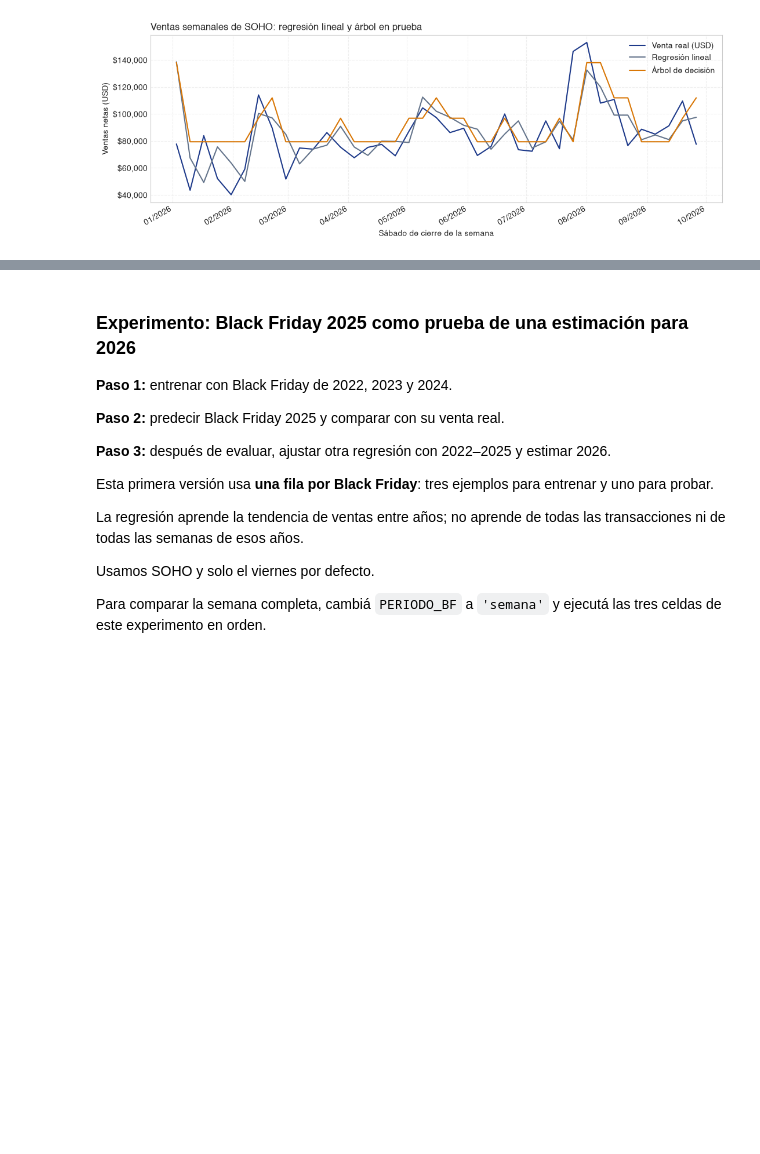
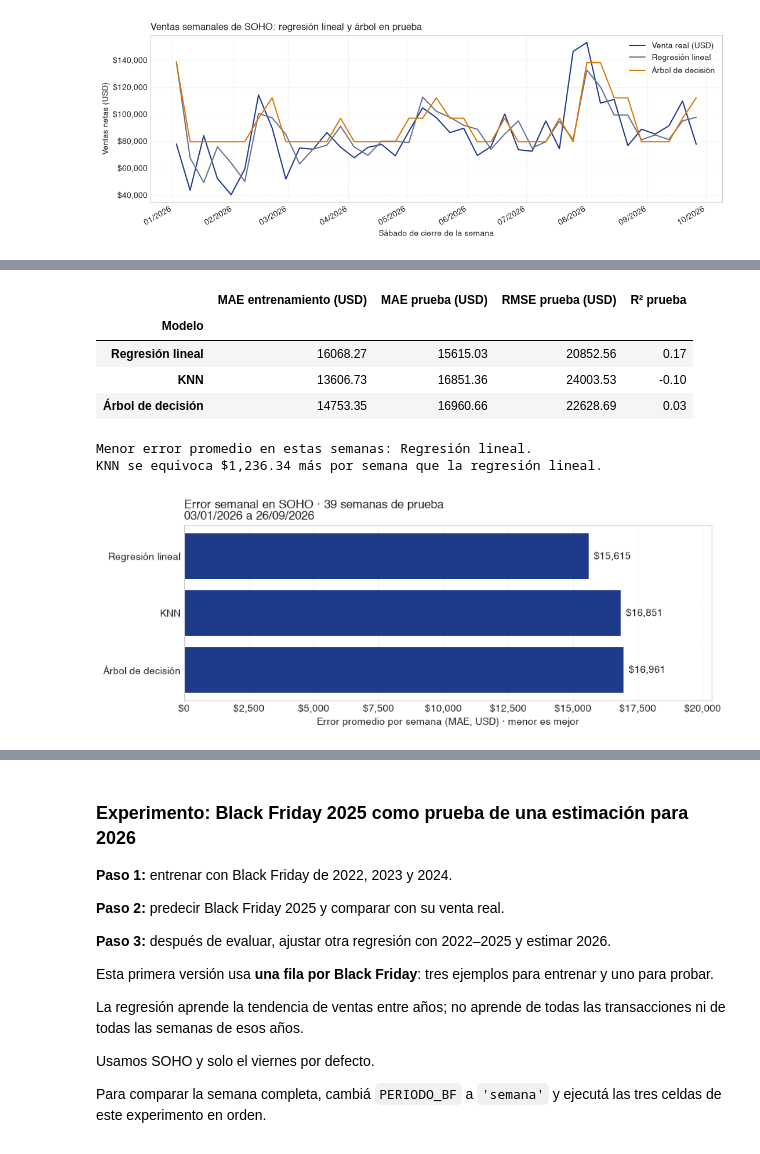
Before and after one commit to geramargonzalez/sales-revenue-datascience, a Jupyter notebook: sales-revenue-jewery.ipynb, the cells around one changed output, grey strips where cells are left out. Drawn from its saved outputs; the diff is of its cells as text; code cells hidden in the pictures; blank space fills up the shorter version.

Commit message:
Fase 24 : Agregar KNN y comparar modelos de ventas

```diff
--- a/sales-revenue-jewery.ipynb
+++ b/sales-revenue-jewery.ipynb
@@ -2636,0 +2654,17 @@ Error promedio de copiar la misma semana del año anterior: $18,121.61.
+# %%
+# Empezamos con cinco semanas parecidas, sin elegir k mirando la prueba
+VECINOS_KNN = 5
+assert isinstance(VECINOS_KNN, int) and 1 <= VECINOS_KNN <= len(X_train_rl), (
+    'VECINOS_KNN debe ser un entero entre 1 y la cantidad de semanas de entrenamiento'
+)
+
+modelo_knn = Pipeline([
+    ('escala', StandardScaler()),
+    ('vecinos', KNeighborsRegressor(n_neighbors=VECINOS_KNN, weights='uniform'))
+])
+modelo_knn.fit(X_train_rl, y_train_rl)
+y_pred_knn = modelo_knn.predict(X_test_rl)
+
+print(f'Tienda: {UBICACION_RL} | Vecinos por predicción: {VECINOS_KNN}')
+print(f'Entrenamiento: {len(X_train_rl)} semanas | Prueba: {len(X_test_rl)} semanas')
+print(f'Prueba: {X_test_rl.index.min():%d/%m/%Y} a {X_test_rl.index.max():%d/%m/%Y}')
@@ -2636,0 +2689,57 @@ Error promedio de copiar la misma semana del año anterior: $18,121.61.
+# %%
+resultados_knn = []
+predicciones_knn = pd.DataFrame({'Venta real (USD)': y_test_rl})
+
+for nombre, modelo in [
+    ('Regresión lineal', modelo_rl),
+    ('Árbol de decisión', modelo_arbol),
+    ('KNN', modelo_knn)
+]:
+    pred_entrenamiento = modelo.predict(X_train_rl)
+    pred_prueba = modelo.predict(X_test_rl)
+    predicciones_knn[nombre] = pred_prueba
+    resultados_knn.append({
+        'Modelo': nombre,
+        'MAE entrenamiento (USD)': mean_absolute_error(y_train_rl, pred_entrenamiento),
+        'MAE prueba (USD)': mean_absolute_error(y_test_rl, pred_prueba),
+        'RMSE prueba (USD)': np.sqrt(mean_squared_error(y_test_rl, pred_prueba)),
+        'R² prueba': r2_score(y_test_rl, pred_prueba)
+    })
+
+comparacion_knn = pd.DataFrame(resultados_knn).set_index('Modelo').sort_values('MAE prueba (USD)')
+display(comparacion_knn.round(2))
+print(f'Menor error promedio en estas semanas: {comparacion_knn.index[0]}.')
+
+diferencia_knn = (comparacion_knn.loc['KNN', 'MAE prueba (USD)']
+                  - comparacion_knn.loc['Regresión lineal', 'MAE prueba (USD)'])
+if diferencia_knn > 0:
+    print(f'KNN se equivoca ${diferencia_knn:,.2f} más por semana que la regresión lineal.')
+elif diferencia_knn < 0:
+    print(f'KNN se equivoca ${-diferencia_knn:,.2f} menos por semana que la regresión lineal.')
+else:
+    print('KNN y la regresión lineal tienen el mismo error promedio de prueba.')
+
+errores_knn = comparacion_knn['MAE prueba (USD)']
+fig, ax = plt.subplots(figsize=(9, 3.5))
+barras_knn = ax.barh(errores_knn.index, errores_knn, color=COLOR_PRIMARIO)
+ax.bar_label(barras_knn, labels=[f'${valor:,.0f}' for valor in errores_knn], padding=5)
+ax.invert_yaxis()
+ax.set_xlim(0, max(errores_knn.max() * 1.2, 1))
+ax.set_title(
+    f'Error semanal en {UBICACION_RL} · {len(X_test_rl)} semanas de prueba\n'
+    f'{X_test_rl.index.min():%d/%m/%Y} a {X_test_rl.index.max():%d/%m/%Y}', loc='left'
+)
+ax.set_xlabel('Error promedio por semana (MAE, USD) · menor es mejor')
+ax.xaxis.set_major_formatter(FuncFormatter(lambda valor, _: f'${valor:,.0f}'))
+ax.grid(axis='y', visible=False)
+plt.tight_layout()
+plt.show()
+# %% [output]
+|  | MAE entrenamiento (USD) | MAE prueba (USD) | RMSE prueba (USD) | R² prueba |
+| Modelo |  |  |  |  |
+| Regresión lineal | 16068.27 | 15615.03 | 20852.56 | 0.17 |
+| KNN | 13606.73 | 16851.36 | 24003.53 | -0.10 |
+| Árbol de decisión | 14753.35 | 16960.66 | 22628.69 | 0.03 |
+Menor error promedio en estas semanas: Regresión lineal.
+KNN se equivoca $1,236.34 más por semana que la regresión lineal.
+[figure, added]
```
Also changed, not shown: parts of 6 cells of this notebook, 2 other files.
